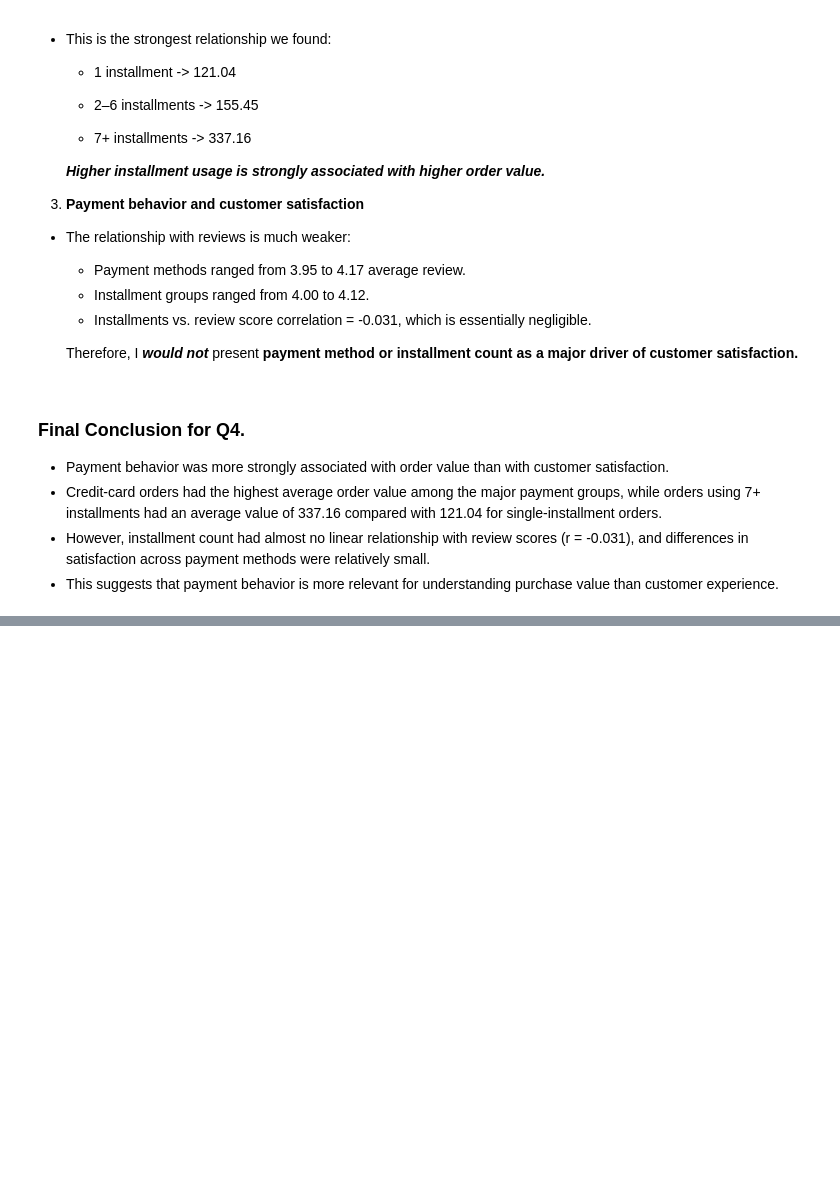
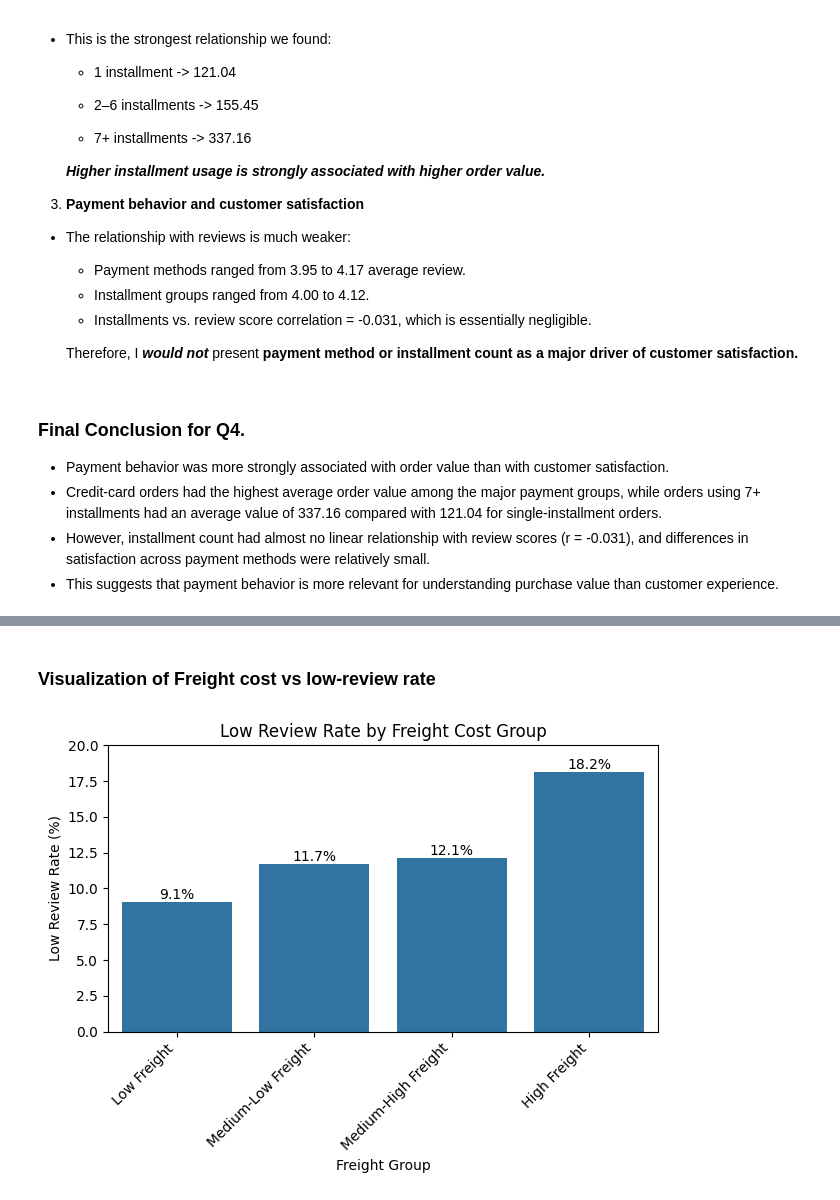
Before and after one commit to VishnuCodes96/olist-marketplace-analysis, a Jupyter notebook: notebooks/Olist_Marketplace_Performance_Customer_Experience_Analysis.ipynb, the cells around one changed output, grey strips where cells are left out. Drawn from its saved outputs; the diff is of its cells as text; code cells hidden in the pictures; blank space fills up the shorter version.

```diff
--- a/notebooks/Olist_Marketplace_Performance_Customer_Experience_Analysis.ipynb
+++ b/notebooks/Olist_Marketplace_Performance_Customer_Experience_Analysis.ipynb
@@ -2591,0 +2953,21 @@ plt.show()
+# %% [markdown]
+### Visualization of Freight cost vs low-review rate
+# %%
+ax = sns.barplot(
+    data=freight_low_review_analysis,
+    x="freight_group",
+    y="low_review_rate"
+)
+
+plt.xlabel("Freight Group")
+plt.ylabel("Low Review Rate (%)")
+plt.title("Low Review Rate by Freight Cost Group")
+plt.ylim(0, 20)
+plt.xticks(rotation=45,ha='right')
+
+for container in ax.containers:
+    ax.bar_label(container, fmt="%.1f%%")
+plt.tight_layout()
+plt.show()
+# %% [output]
+[figure, added]
```
Also changed, not shown: parts of 41 cells of this notebook.
